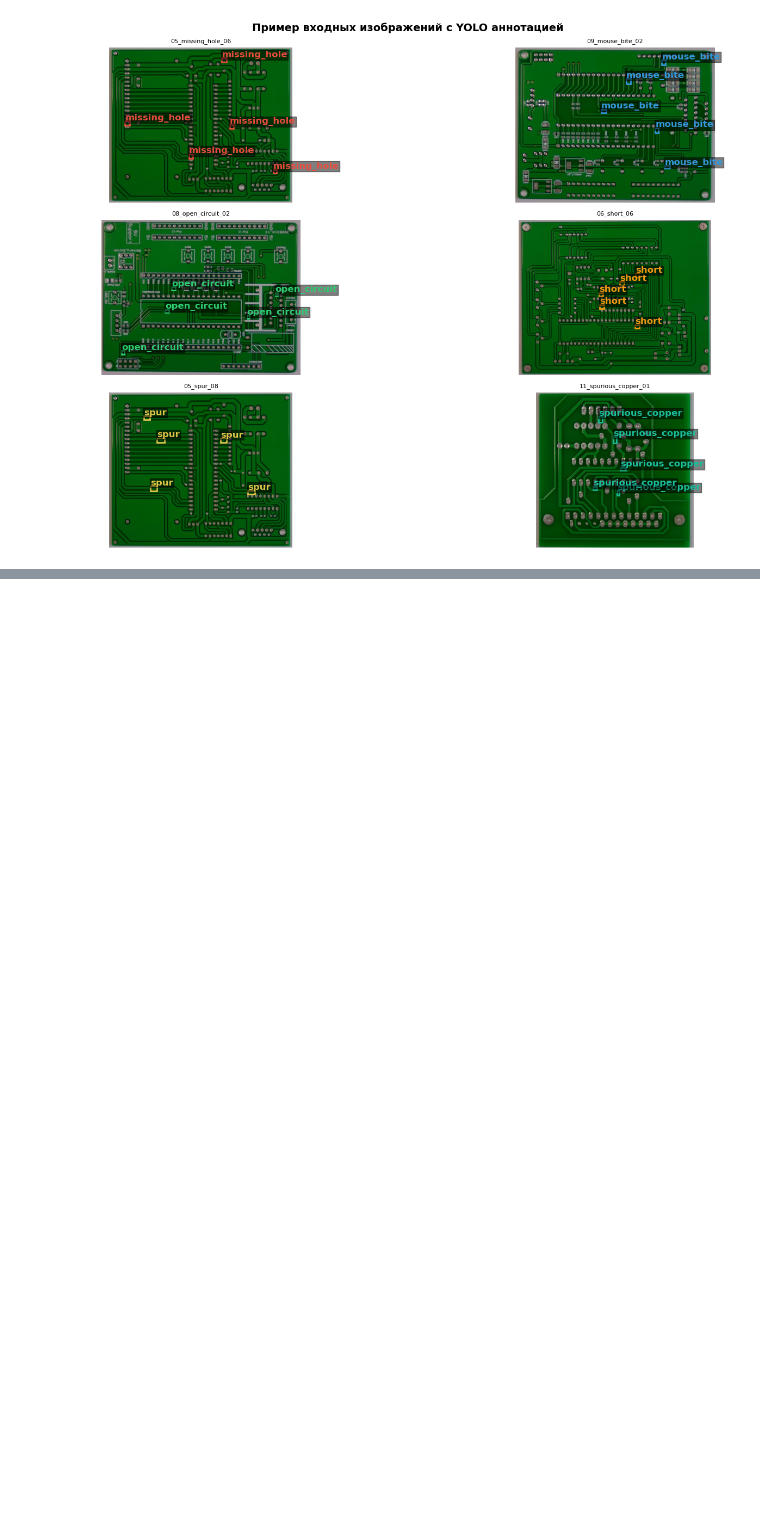
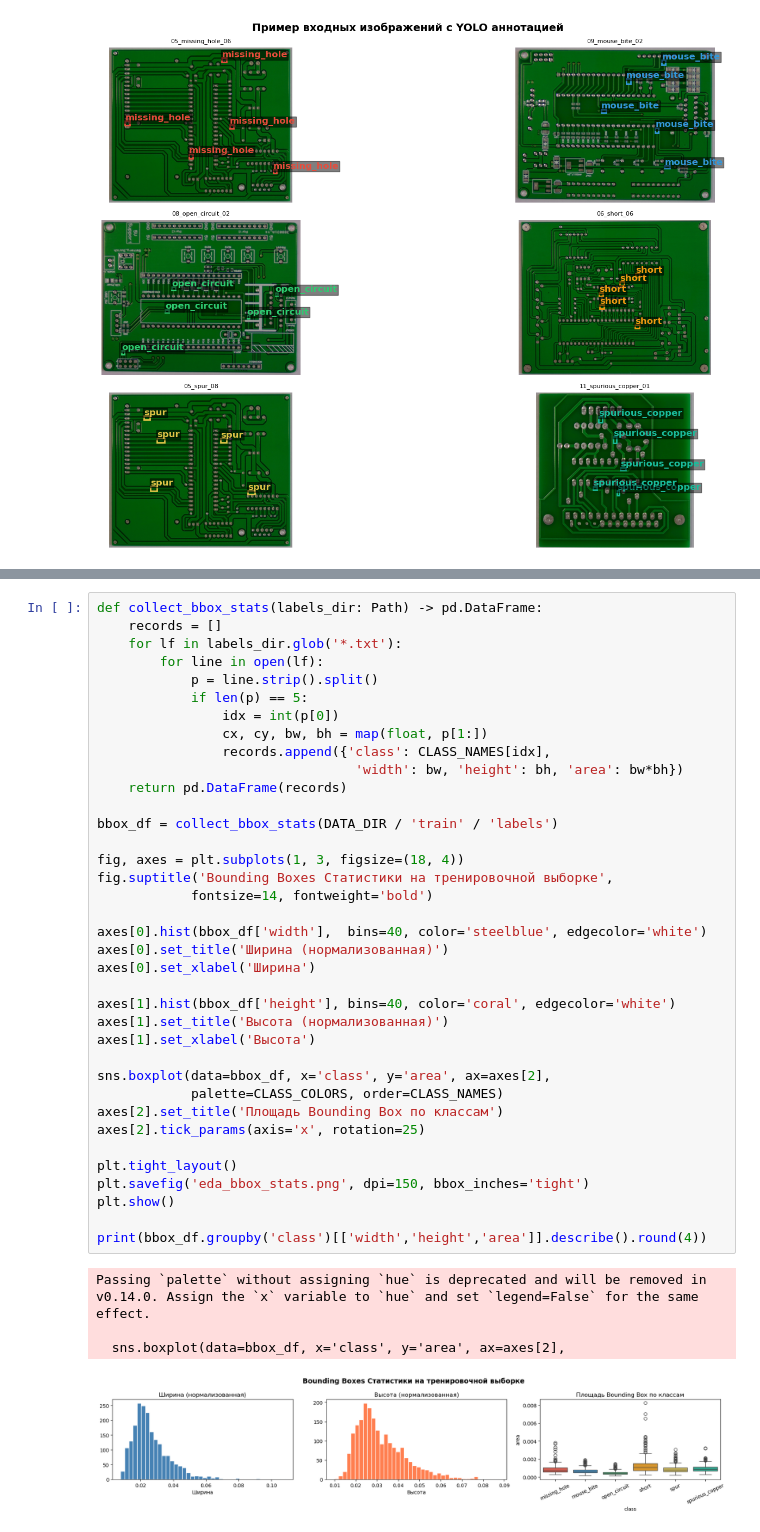
Before and after one commit to kvadratI4/PCB-Defect-Detection, a Jupyter notebook: pcb_defect_detection.ipynb, the cells around one changed output, grey strips where cells are left out. Cells and saved outputs as stored; diff of their text form; blank space fills up the shorter version.

```diff
--- a/pcb_defect_detection.ipynb
+++ b/pcb_defect_detection.ipynb
@@ -381,0 +458,42 @@ plt.show()
+# %%
+def collect_bbox_stats(labels_dir: Path) -> pd.DataFrame:
+    records = []
+    for lf in labels_dir.glob('*.txt'):
+        for line in open(lf):
+            p = line.strip().split()
+            if len(p) == 5:
+                idx = int(p[0])
+                cx, cy, bw, bh = map(float, p[1:])
+                records.append({'class': CLASS_NAMES[idx],
+                                 'width': bw, 'height': bh, 'area': bw*bh})
+    return pd.DataFrame(records)
+
+bbox_df = collect_bbox_stats(DATA_DIR / 'train' / 'labels')
+
+fig, axes = plt.subplots(1, 3, figsize=(18, 4))
+fig.suptitle('Bounding Boxes Статистики на тренировочной выборке',
+            fontsize=14, fontweight='bold')
+
+axes[0].hist(bbox_df['width'],  bins=40, color='steelblue', edgecolor='white')
+axes[0].set_title('Ширина (нормализованная)')
+axes[0].set_xlabel('Ширина')
+
+axes[1].hist(bbox_df['height'], bins=40, color='coral', edgecolor='white')
+axes[1].set_title('Высота (нормализованная)')
+axes[1].set_xlabel('Высота')
+
+sns.boxplot(data=bbox_df, x='class', y='area', ax=axes[2],
+            palette=CLASS_COLORS, order=CLASS_NAMES)
+axes[2].set_title('Площадь Bounding Box по классам')
+axes[2].tick_params(axis='x', rotation=25)
+
+plt.tight_layout()
+plt.savefig('eda_bbox_stats.png', dpi=150, bbox_inches='tight')
+plt.show()
+
+print(bbox_df.groupby('class')[['width','height','area']].describe().round(4))
+# %% [output]
+Passing `palette` without assigning `hue` is deprecated and will be removed in v0.14.0. Assign the `x` variable to `hue` and set `legend=False` for the same effect.
+
+  sns.boxplot(data=bbox_df, x='class', y='area', ax=axes[2],
+[figure, added]
```
Also changed, not shown: parts of 5 cells of this notebook, 4 other files.
